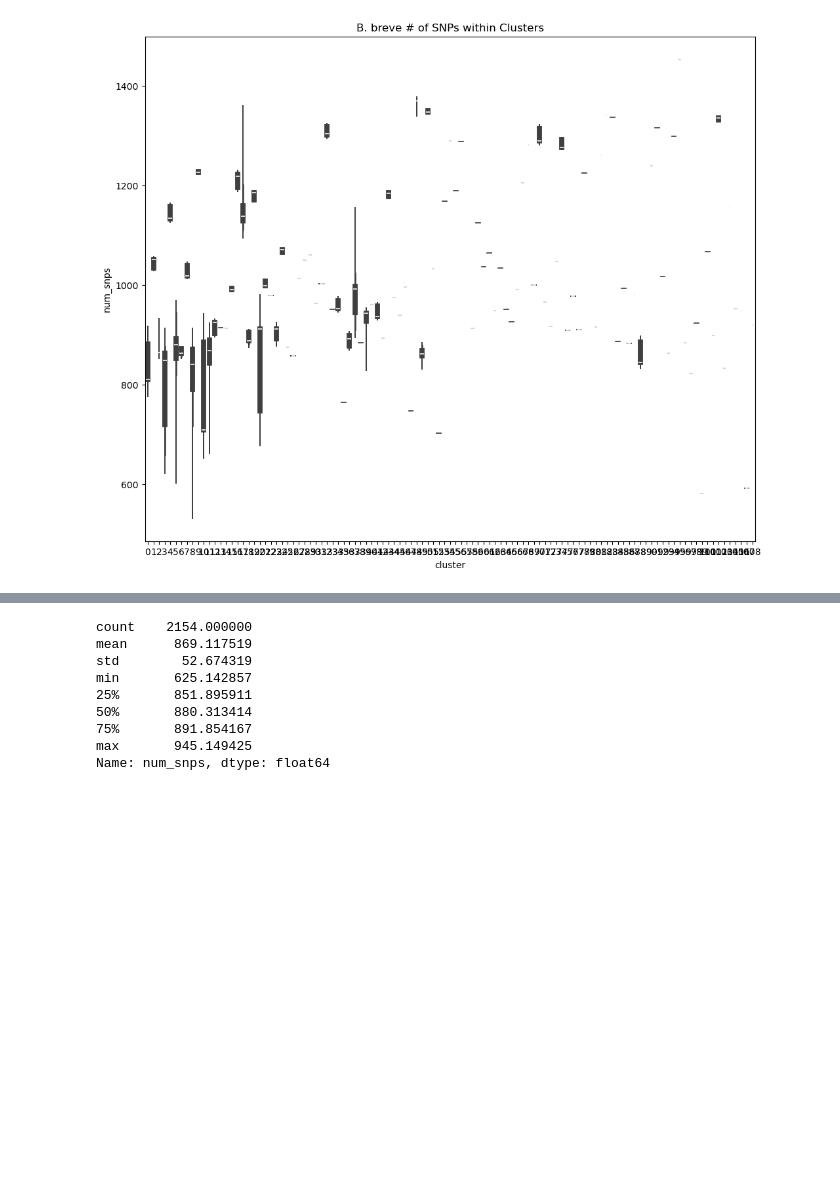
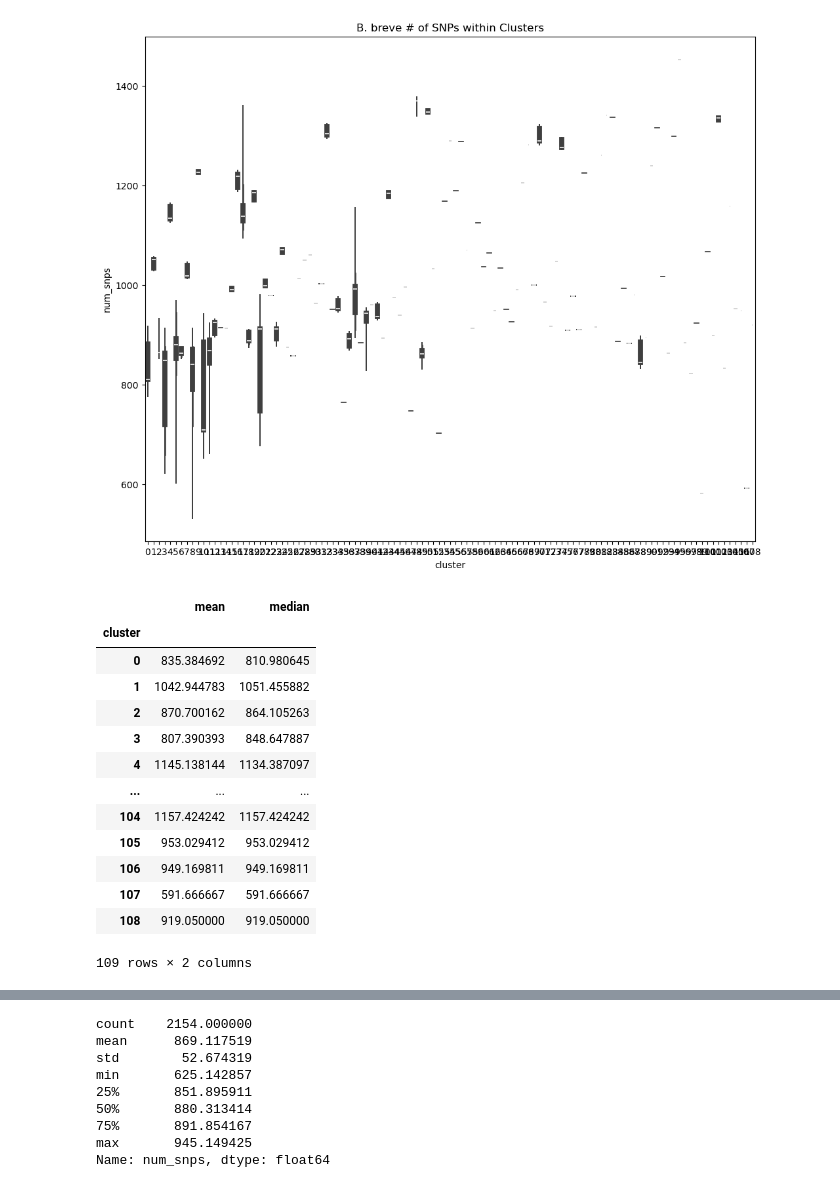
Before and after one commit to annaliese8/PopGenStats_Project, a Jupyter notebook: breve_tool_comparison.ipynb, the cells around one changed output, grey strips where cells are left out. Drawn from its saved outputs; the diff is of its cells as text; code cells hidden in the pictures; blank space fills up the shorter version.

```diff
--- a/breve_tool_comparison.ipynb
+++ b/breve_tool_comparison.ipynb
@@ -632,3 +632,21 @@ plt.title("B. breve # of SNPs within Clusters")
 # %% [output]
 Text(0.5, 1.0, 'B. breve # of SNPs within Clusters')
 [figure]
+# %%
+cluster_stats = m.groupby('cluster')['num_snps'].agg(['mean', 'median'])
+cluster_stats
+# %% [output]
+|  | mean | median |
+| cluster |  |  |
+| 0 | 835.384692 | 810.980645 |
+| 1 | 1042.944783 | 1051.455882 |
+| 2 | 870.700162 | 864.105263 |
+| 3 | 807.390393 | 848.647887 |
+| 4 | 1145.138144 | 1134.387097 |
+| ... | ... | ... |
+| 104 | 1157.424242 | 1157.424242 |
+| 105 | 953.029412 | 953.029412 |
+| 106 | 949.169811 | 949.169811 |
+| 107 | 591.666667 | 591.666667 |
+| 108 | 919.050000 | 919.050000 |
+109 rows × 2 columns
```
Also changed, not shown: parts of 3 cells of this notebook, 4 other files.
